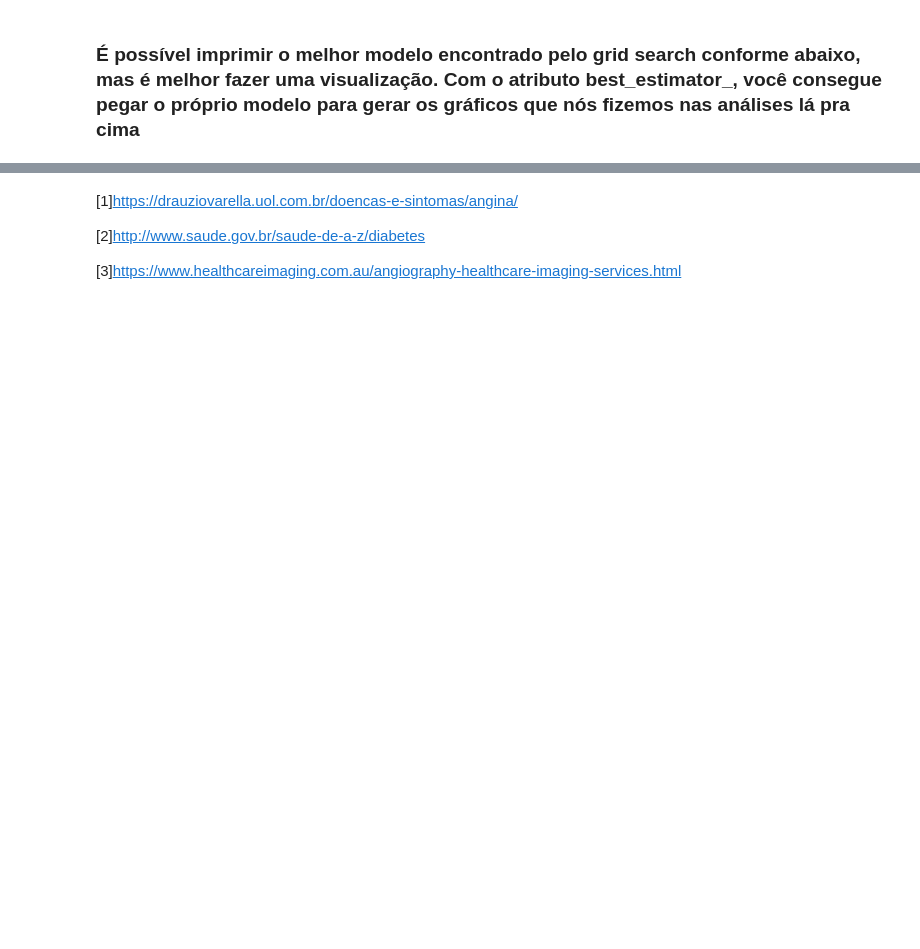
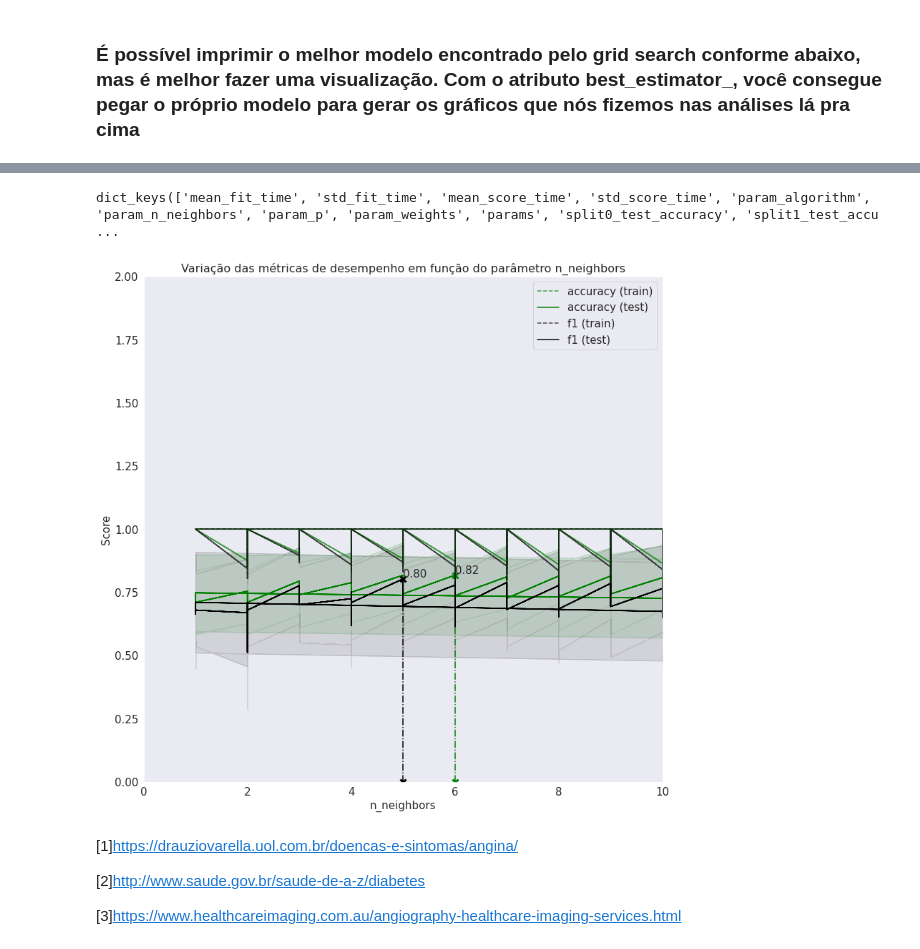
Before and after one commit to guilhermesantos/scc0275, a Jupyter notebook: guilherme/Exploratória heart.ipynb, the cells around one changed output, grey strips where cells are left out. Saved outputs shown, nothing was run; the diff lists cells and outputs as text; code cells hidden in the pictures; blank space fills up the shorter version.

Commit message:
grid search result plot

```diff
--- a/guilherme/Exploratória heart.ipynb
+++ b/guilherme/Exploratória heart.ipynb
@@ -723,9 +723,8 @@ GridSearchCV(cv=10, estimator=KNeighborsClassifier(),
 # %%
 forest_parameters = {"criterion": ["gini", "entropy"],
                      "max_depth": [x for x in range(1, 14)],
-                     "min_samples_split":[x for x in range(1, 20)],
-                     "min_samples_leaf":[x for x in range (1,20)],
-                     "max_features":["auto", "sqrt", "log2", None]}
+                     "max_features":["auto", "sqrt", "log2", None],
+                     "min_samples_split": [x for x in range(1, 10)]}
 
 model = RandomForestClassifier()
 grid_search_random_forest = GridSearchCV(estimator=model,
@@ -739,7 +747,7 @@ grid_search_random_forest.fit(x,y)
 # %%
 lr_parameters = {"penalty":["l1", "l2", "elasticnet","none"],
                  "fit_intercept": [True, False],
-                 "max_iter"= [x for x in range(50, 300, 20)] #de 20 em 20
+                 "max_iter": [x for x in range(50, 300, 20)] #de 20 em 20
                 }
 
 model = LogisticRegression()
@@ -749,3 +757,5 @@ grid_search_logistic_regression = GridSearchCV(estimator=model,
                                cv=10,
                                return_train_score=True,
                                refit="f1")
+
+grid_search_logistic_regression.fit(x,y)
@@ -779,3 +772,53 @@ Best KNN params  {'algorithm': 'auto', 'n_neighbors': 6, 'p': 1, 'weights': 'uni
+# %%
+knn_results.keys()
+# %% [output]
+dict_keys(['mean_fit_time', 'std_fit_time', 'mean_score_time', 'std_score_time', 'param_algorithm', 'param_n_neighbors', 'param_p', 'param_weights', 'params', 'split0_test_accuracy', 'split1_test_accu ...
+# %%
+knn_results = grid_search_knn.cv_results_
+rf_results = grid_search_random_forest.cv_results_
+lr_results = grid_search_logistic_regression.cv_results_
+
+plt.figure(figsize=(13, 13))
+plt.title("Variação das métricas de desempenho em função do parâmetro n_neighbors",
+          fontsize=16)
+
+plt.xlabel("n_neighbors")
+plt.ylabel("Score")
+
+ax = plt.gca()
+ax.set_xlim(0, 10)
+ax.set_ylim(0, 2)
+
+# Get the regular numpy array from the MaskedArray
+X_axis = np.array(knn_results['param_n_neighbors'].data, dtype=float)
+
+for scorer, color in zip(sorted(scoring), ['g', 'k']):
+    for sample, style in (('train', '--'), ('test', '-')):
+        sample_score_mean = knn_results['mean_%s_%s' % (sample, scorer)]
+        sample_score_std = knn_results['std_%s_%s' % (sample, scorer)]
+        ax.fill_between(X_axis, sample_score_mean - sample_score_std,
+                        sample_score_mean + sample_score_std,
+                        alpha=0.1 if sample == 'test' else 0, color=color)
+        ax.plot(X_axis, sample_score_mean, style, color=color,
+                alpha=1 if sample == 'test' else 0.7,
+                label="%s (%s)" % (scorer, sample))
+
+    best_index = np.nonzero(knn_results['rank_test_%s' % scorer] == 1)[0][0]
+    best_score = knn_results['mean_test_%s' % scorer][best_index]
+
+    # Plot a dotted vertical line at the best score for that scorer marked by x
+    ax.plot([X_axis[best_index], ] * 2, [0, best_score],
+            linestyle='-.', color=color, marker='x', markeredgewidth=3, ms=8)
+
+    # Annotate the best score for that scorer
+    ax.annotate("%0.2f" % best_score,
+                (X_axis[best_index], best_score + 0.005))
+
+plt.legend(loc="best")
+plt.grid(False)
+plt.show()
+# %% [output]
+[figure, added]
 # %% [markdown]
 [1]https://drauziovarella.uol.com.br/doencas-e-sintomas/angina/
 
```
Also changed, not shown: parts of 3 cells of this notebook.
